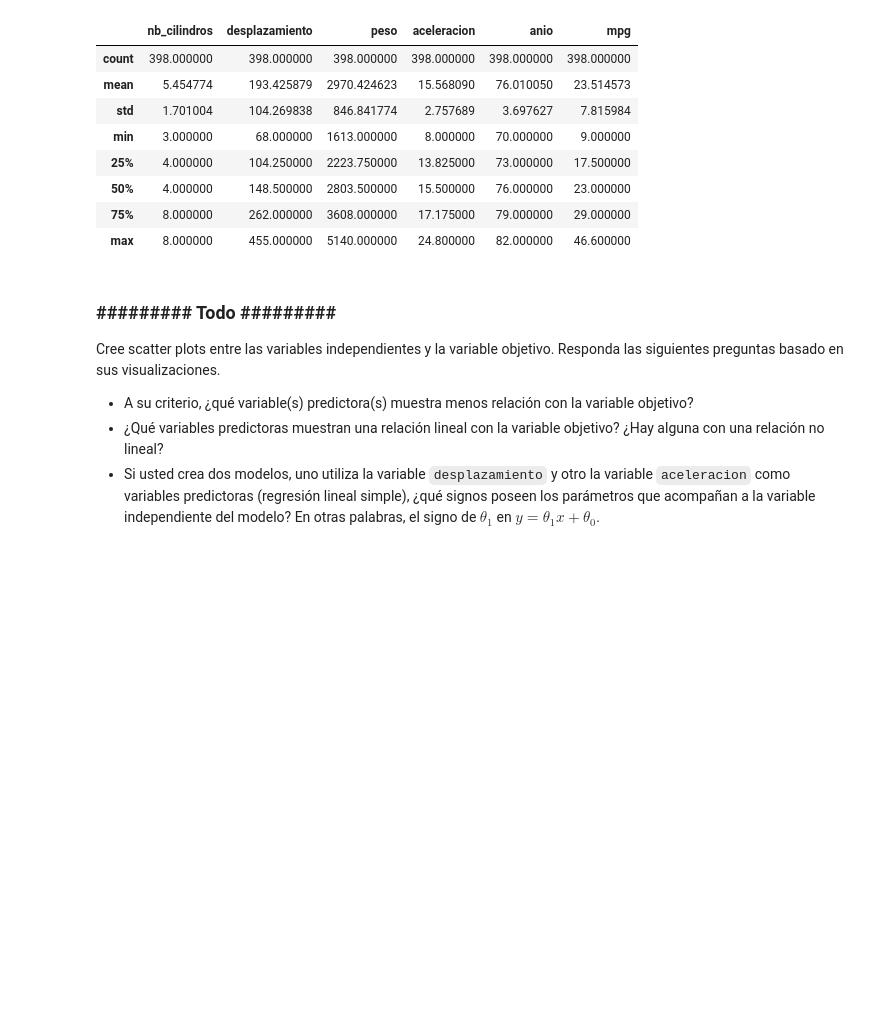
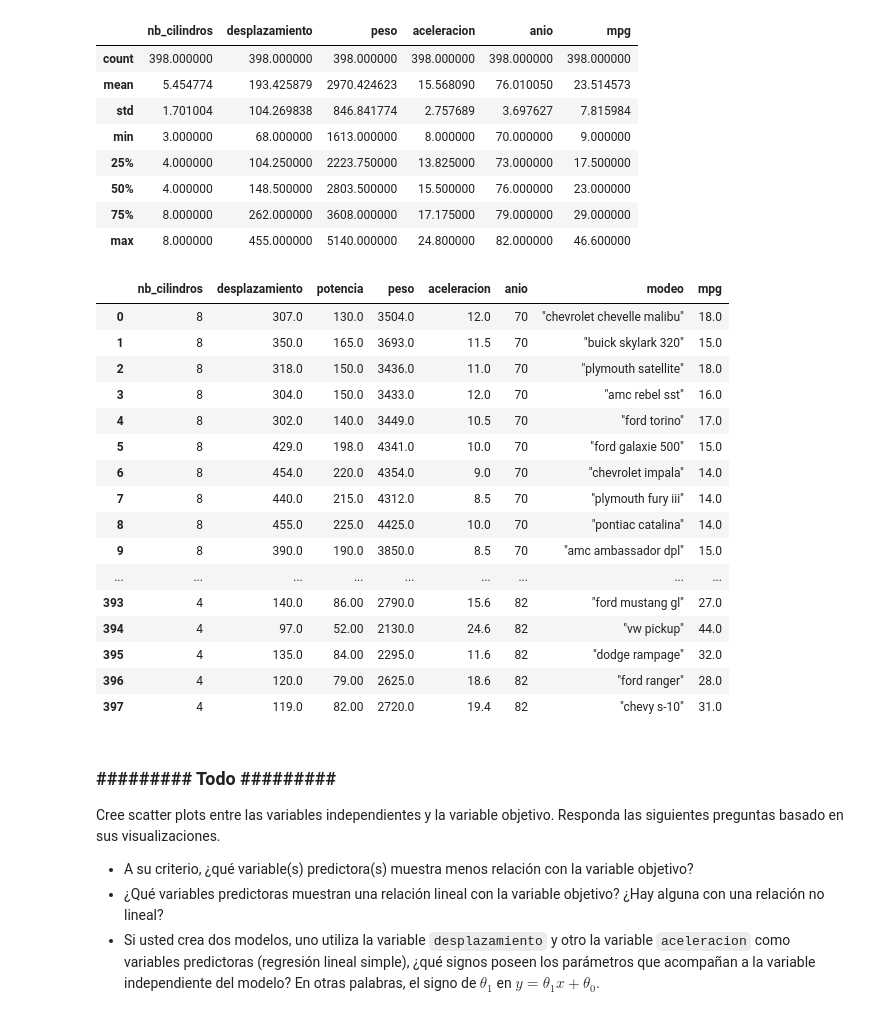
Before and after one commit to WSmithDR/espol-bootcamp-data_science, a Jupyter notebook: Copia_de_Laboratorio_01_Regresión_Lineal_CBDS_II.ipynb, the cells around one changed output. Cells and saved outputs as stored; diff of their text form; code cells hidden in the pictures; blank space fills up the shorter version.

```diff
--- a/Copia_de_Laboratorio_01_Regresión_Lineal_CBDS_II.ipynb
+++ b/Copia_de_Laboratorio_01_Regresión_Lineal_CBDS_II.ipynb
@@ -53,6 +53,26 @@ df.describe()
 | 50% | 4.000000 | 148.500000 | 2803.500000 | 15.500000 | 76.000000 | 23.000000 |
 | 75% | 8.000000 | 262.000000 | 3608.000000 | 17.175000 | 79.000000 | 29.000000 |
 | max | 8.000000 | 455.000000 | 5140.000000 | 24.800000 | 82.000000 | 46.600000 |
+# %%
+df
+# %% [output]
+|  | nb_cilindros | desplazamiento | potencia | peso | aceleracion | anio | modeo | mpg |
+| 0 | 8 | 307.0 | 130.0 | 3504.0 | 12.0 | 70 | "chevrolet chevelle malibu" | 18.0 |
+| 1 | 8 | 350.0 | 165.0 | 3693.0 | 11.5 | 70 | "buick skylark 320" | 15.0 |
+| 2 | 8 | 318.0 | 150.0 | 3436.0 | 11.0 | 70 | "plymouth satellite" | 18.0 |
+| 3 | 8 | 304.0 | 150.0 | 3433.0 | 12.0 | 70 | "amc rebel sst" | 16.0 |
+| 4 | 8 | 302.0 | 140.0 | 3449.0 | 10.5 | 70 | "ford torino" | 17.0 |
+| 5 | 8 | 429.0 | 198.0 | 4341.0 | 10.0 | 70 | "ford galaxie 500" | 15.0 |
+| 6 | 8 | 454.0 | 220.0 | 4354.0 | 9.0 | 70 | "chevrolet impala" | 14.0 |
+| 7 | 8 | 440.0 | 215.0 | 4312.0 | 8.5 | 70 | "plymouth fury iii" | 14.0 |
+| 8 | 8 | 455.0 | 225.0 | 4425.0 | 10.0 | 70 | "pontiac catalina" | 14.0 |
+| 9 | 8 | 390.0 | 190.0 | 3850.0 | 8.5 | 70 | "amc ambassador dpl" | 15.0 |
+| ... | ... | ... | ... | ... | ... | ... | ... | ... |
+| 393 | 4 | 140.0 | 86.00 | 2790.0 | 15.6 | 82 | "ford mustang gl" | 27.0 |
+| 394 | 4 | 97.0 | 52.00 | 2130.0 | 24.6 | 82 | "vw pickup" | 44.0 |
+| 395 | 4 | 135.0 | 84.00 | 2295.0 | 11.6 | 82 | "dodge rampage" | 32.0 |
+| 396 | 4 | 120.0 | 79.00 | 2625.0 | 18.6 | 82 | "ford ranger" | 28.0 |
+| 397 | 4 | 119.0 | 82.00 | 2720.0 | 19.4 | 82 | "chevy s-10" | 31.0 |
 # %% [markdown]
 ### **######### Todo #########**
 Cree scatter plots entre las variables independientes y la variable objetivo. Responda las siguientes preguntas basado en sus visualizaciones.
```
Also changed, not shown: parts of 23 cells of this notebook.
